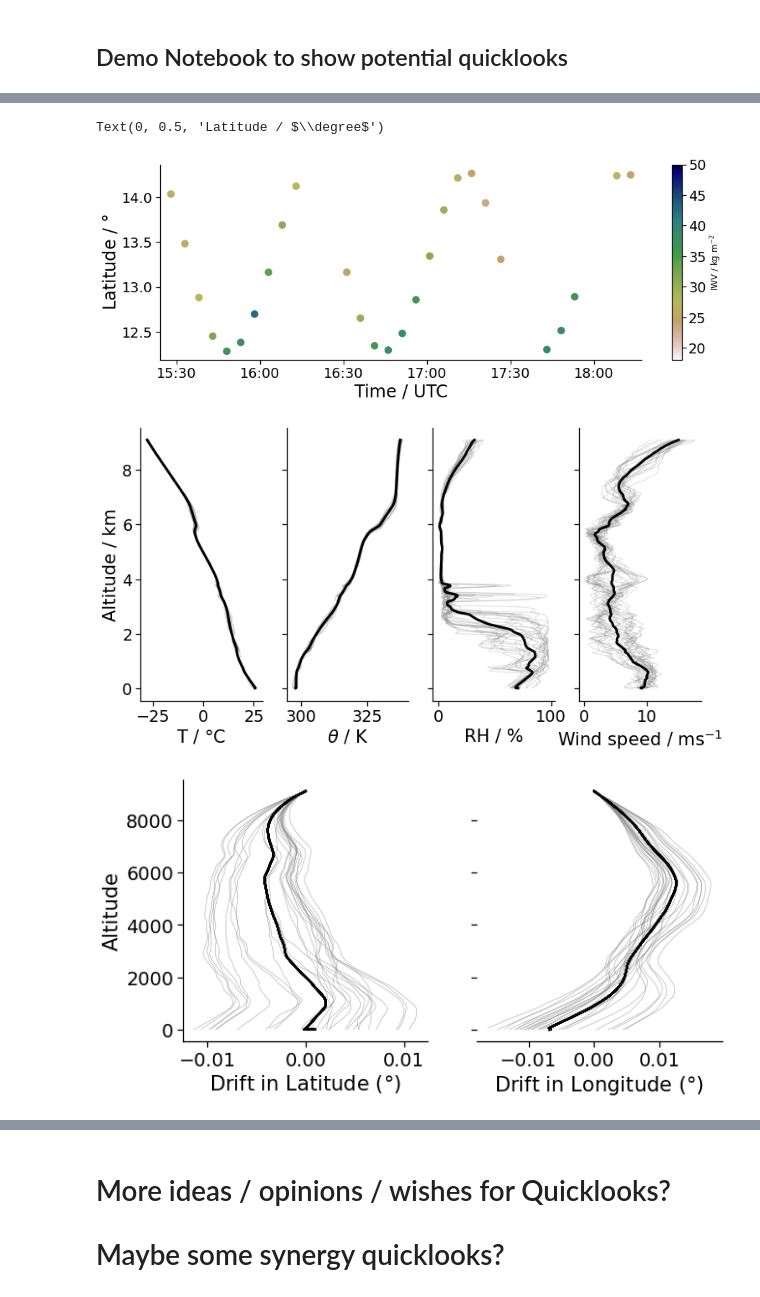
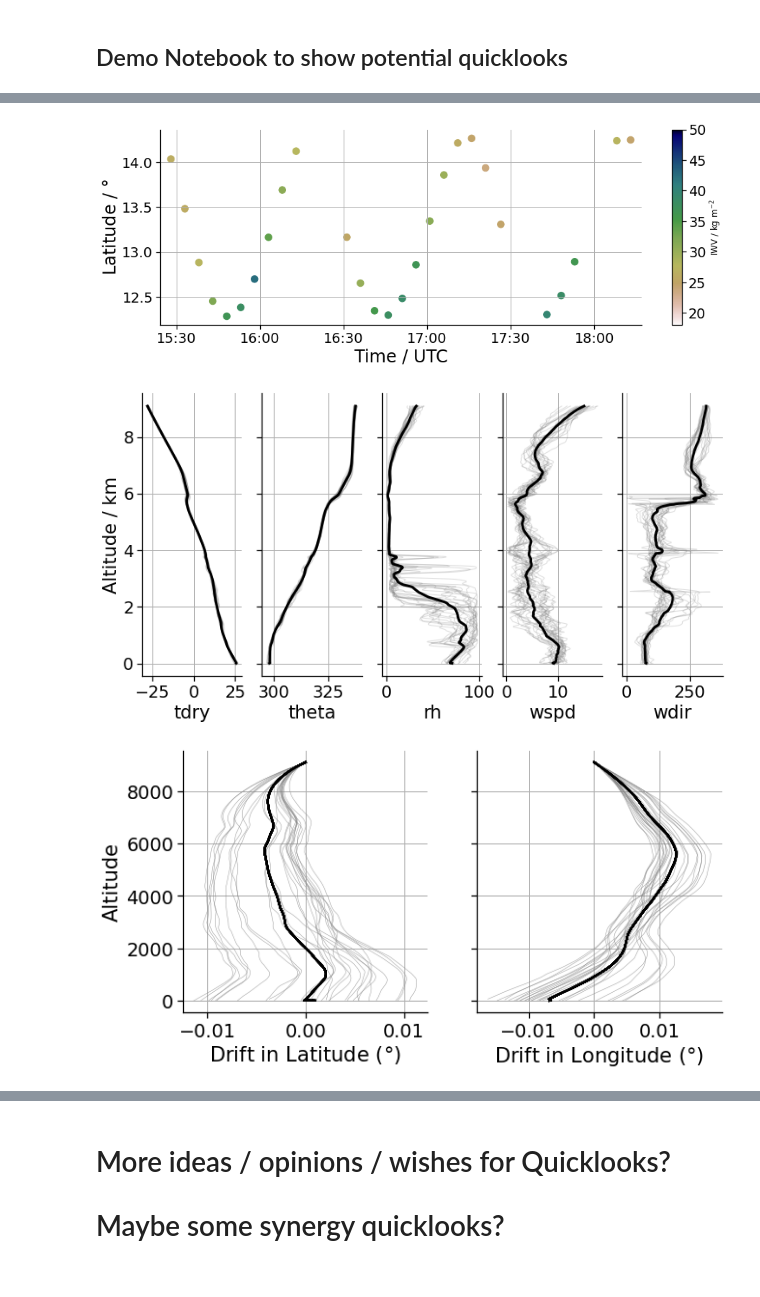
Before and after one commit to Geet-George/how-to-joanne, a Jupyter notebook: notebooks/Quicklooks.ipynb, the cells around one changed output, grey strips where cells are left out. Saved outputs shown, nothing was run; the diff lists cells and outputs as text; code cells hidden in the pictures.

```diff
--- a/notebooks/Quicklooks.ipynb
+++ b/notebooks/Quicklooks.ipynb
@@ -42,15 +43,30 @@ warnings.filterwarnings('ignore', r'All-NaN (slice|axis) encountered')
 warnings.filterwarnings('ignore', 'This function will be removed in tqdm==5.0.0')
 warnings.filterwarnings('ignore', 'Mean of empty slice')
 warnings.filterwarnings('ignore', 'Degrees of freedom <= 0 for slice')
+# %%
+import configparser
+
+config = configparser.ConfigParser()
+config.read('run_config.cfg')
+
+# set in and out dir
+in_dir = config['DEFAULT']['directory']
+
+if config.getboolean('output_directory','same_as_input') == True:
+    out_dir = in_dir
+else:
+    out_dir = config['output_directory']['output_directory']
+
+if os.path.isdir(os.path.join(out_dir, 'Plots')) == False:
+    os.mkdir(os.path.join(out_dir, 'Plots'))
 # %%
-directory = '../extra/Sample_Data/20200122/'
-allfiles = sorted(glob.glob(directory + '*QC.nc'))
+allfiles = sorted(glob.glob(in_dir + config['DEFAULT']['aspen_suffix']))     # remember to add level folder
 
 ori_list = [None] * len(allfiles)
 new_index = {'alt':np.arange(0,9100,10)}
 
 g = 0
-for i in tqdm(allfiles) :
+for i in allfiles :
     ori_list[g] = xr.open_dataset(i).dropna(dim='time',subset=['time']).isel(obs=0).\
                   swap_dims({'time':'alt'}).reset_coords().\
                   dropna(dim='alt',subset=['alt','pres','u_wind','v_wind','lat','lon','mr'],
@@ -69,7 +85,7 @@ ds['q'] = (['launch_time','alt'],
 
 iwv = [None] * len(ds['launch_time'])
 
-for i in tqdm(range(len(ds['launch_time']))) :
+for i in range(len(ds['launch_time'])) :
 
     iwv[i] = metpy.calc.precipitable_water(ds['pres'].isel(launch_time=i).values*units.mbar,
                                            ds['dp'].isel(launch_time=i).values*units.degC,).magnitude
@@ -134,11 +135,17 @@ plt.tick_params(labelsize=15)
 # %%
 ax = plt.figure(figsize=(15,5))
+
 plt.scatter(ds['launch_time'].values,ds['lat'].isel(alt=-400).values,s=90,
             c=ds['iwv'],vmin=18,vmax=50,cmap='gist_earth_r')
+
 plt.xlim(np.min(ds['launch_time'].values) - np.timedelta64(4, 'm'),
         np.max(ds['launch_time'].values) + np.timedelta64(4, 'm'))
+
 plt.gca().spines['right'].set_visible(False)
 plt.gca().spines['top'].set_visible(False)
+
+plt.grid()
+
 g = plt.colorbar()
 g.set_label('IWV / kg m$^{-2}$',fontsize=12)
 
@@ -146,35 +153,39 @@ myFmt = mdates.DateFormatter('%H:%M')
 plt.gca().xaxis.set_major_formatter(myFmt)
 plt.xlabel('Time / UTC',fontsize=24)
 plt.ylabel('Latitude / $\degree$',fontsize=24)
+
+plt.savefig(os.path.join(out_dir, 'Plots/quicklook_iwv_timeseries.png'))
 # %% [output]
-Text(0, 0.5, 'Latitude / $\\degree$')
-[figure, old version]
+[figure, new version]
 # %%
-row = 1
-col = 4
+row = 1; col = len(config.get('quicklooks', 'vertical_profiles').split(', '))
 
 f,ax = plt.subplots(row,col,sharey=True,figsize=(12,6))
 
-r = ['tdry','theta','rh','wspd','wdir']
-r_titles = ['T / $\degree$C','$\\theta$ / K','RH / %','Wind speed / ms$^{-1}$','Wind direction / $\degree$']
+r = config.get('quicklooks', 'vertical_profiles').split(', ')
 
 for j in range(col) :
     d = ds[r[j]]
     for i in range(1,len(ds['launch_time'])-1) :
         ax[j].plot(d.isel(launch_time=i),
                 ds['alt']/1000,
                    c='grey',alpha=0.25,linewidth=1)
 
     ax[j].plot(np.nanmean(d,axis=0),
                ds['alt']/1000,
                           linewidth=3,c='k')
-    ax[j].set_xlabel(r_titles[j])
+
+    ax[j].set_xlabel(r[j])
     ax[j].spines['right'].set_visible(False)
     ax[j].spines['top'].set_visible(False)
+    ax[j].grid()
+
     if j == 0 :
         ax[j].set_ylabel('Altitude / km')
+
+plt.savefig(os.path.join(out_dir, 'Plots/quicklook_vertical_profiles.png'))
 # %% [output]
-[figure, old version]
+[figure, new version]
 # %%
 f,ax = plt.subplots(1,2,sharey=True,figsize=(10,5))
 
@@ -188,6 +199,7 @@ for i in range(len(ds['launch_time'])) :
     ax[0].set_ylabel('Altitude')
     ax[0].spines['right'].set_visible(False)
     ax[0].spines['top'].set_visible(False)
+    ax[0].grid()
 
     ax[1].plot(ds['lon'].isel(launch_time=i) - ds['lon'].isel(launch_time=i).isel(alt=-1),
              ds['alt'],linewidth=0.5,c='grey',alpha=0.75)
@@ -196,9 +208,12 @@ for i in range(len(ds['launch_time'])) :
     ax[1].set_xlabel('Drift in Longitude ($\degree$)')
     ax[1].spines['right'].set_visible(False)
     ax[1].spines['top'].set_visible(False)
-    ax[1].spines['left'].set_visible(False)
+    ax[1].spines['left'].set_visible(True)
+    ax[1].grid()
+
+plt.savefig(os.path.join(out_dir, 'Plots/quicklook_drift.png'))
 # %% [output]
-[figure, old version]
+[figure, new version]
 # %%
 mse = th.calc_mse(ds['T'],ds['mr']/1000,ds['alt'])
 mse_mean = np.nanmean(mse,axis=0)
```
Also changed, not shown: parts of 4 cells of this notebook, 1 other file.
